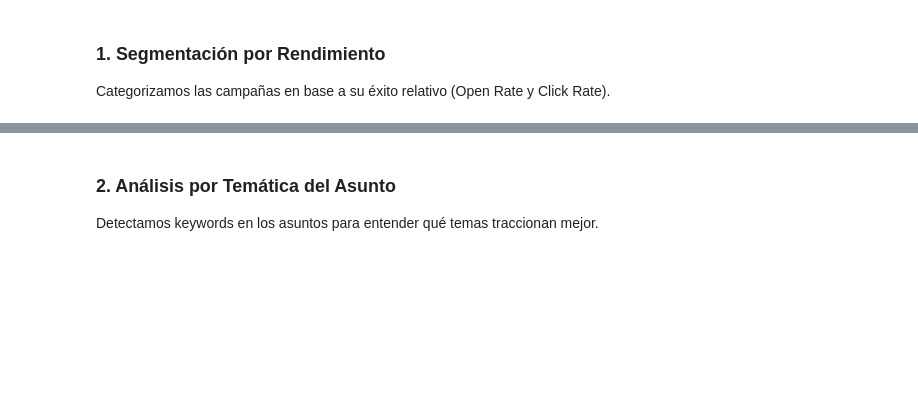
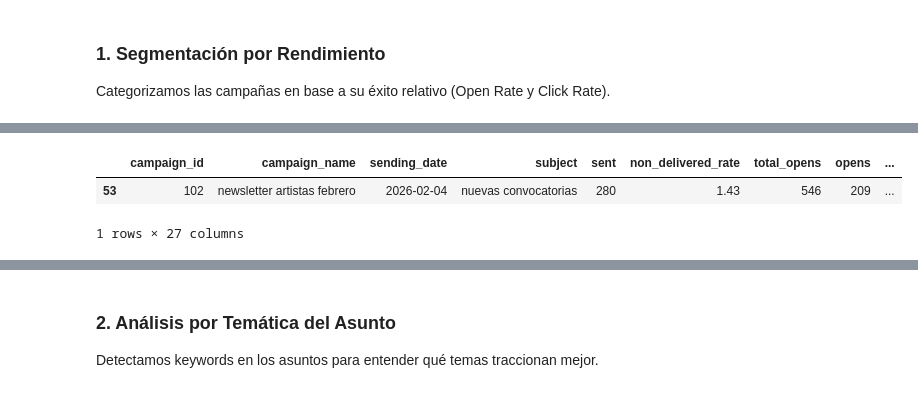
Before and after one commit to MariaJoseMoral/campa-a_marketing-digital_y_an-lisis_de_rendimiento_enGira-, a Jupyter notebook: notebooks/04_insights_segmentacion.ipynb, the cells around one changed output, grey strips where cells are left out. Saved outputs shown, nothing was run; the diff lists cells and outputs as text; code cells hidden in the pictures; blank space fills up the shorter version.

```diff
--- a/notebooks/04_insights_segmentacion.ipynb
+++ b/notebooks/04_insights_segmentacion.ipynb
@@ -33,0 +48,8 @@ df['segmento_rendimiento'].value_counts()
+# %%
+df['top_campaign'] = df['segmento_rendimiento'].apply(lambda x: 1 if x == 'Top Performance' else 0)
+
+df.sample(1)
+# %% [output]
+|  | campaign_id | campaign_name | sending_date | subject | sent | non_delivered_rate | total_opens | opens | ... |
+| 53 | 102 | newsletter artistas febrero | 2026-02-04 | nuevas convocatorias | 280 | 1.43 | 546 | 209 | ... |
+1 rows × 27 columns
```
Also changed, not shown: parts of 5 cells of this notebook, 11 other files.
